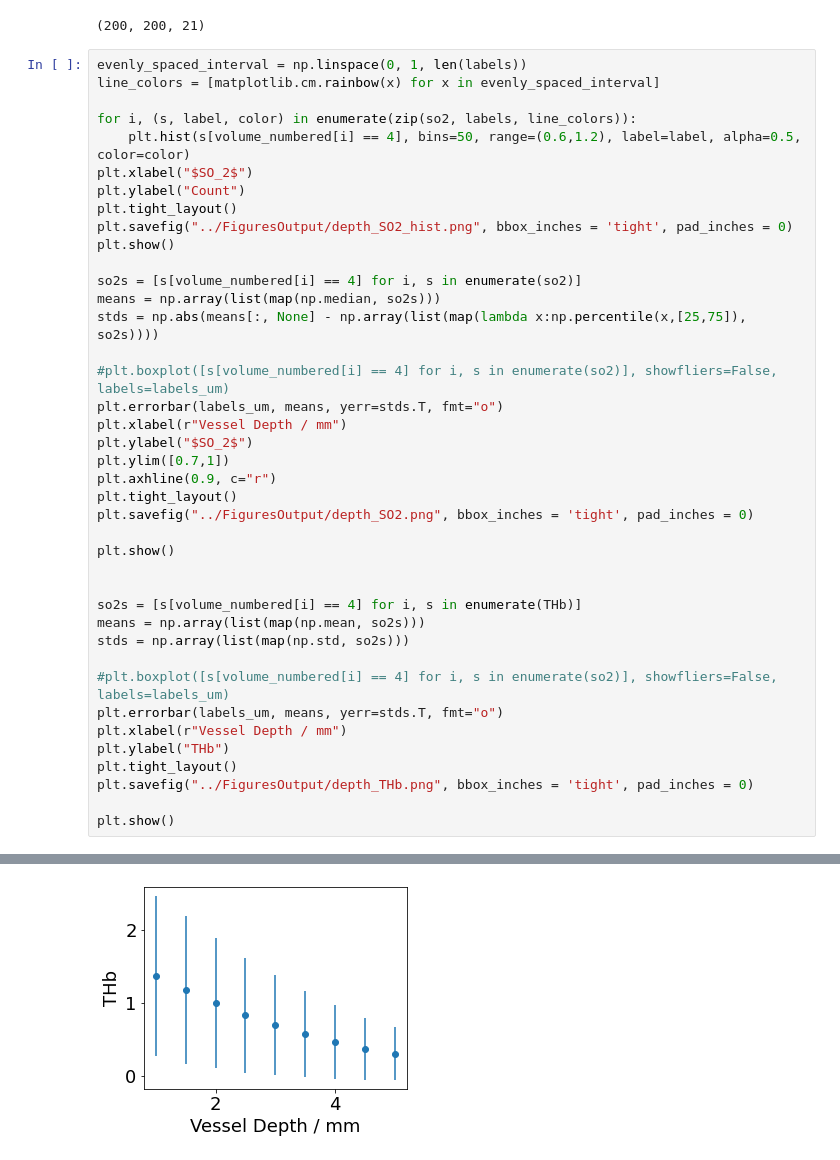
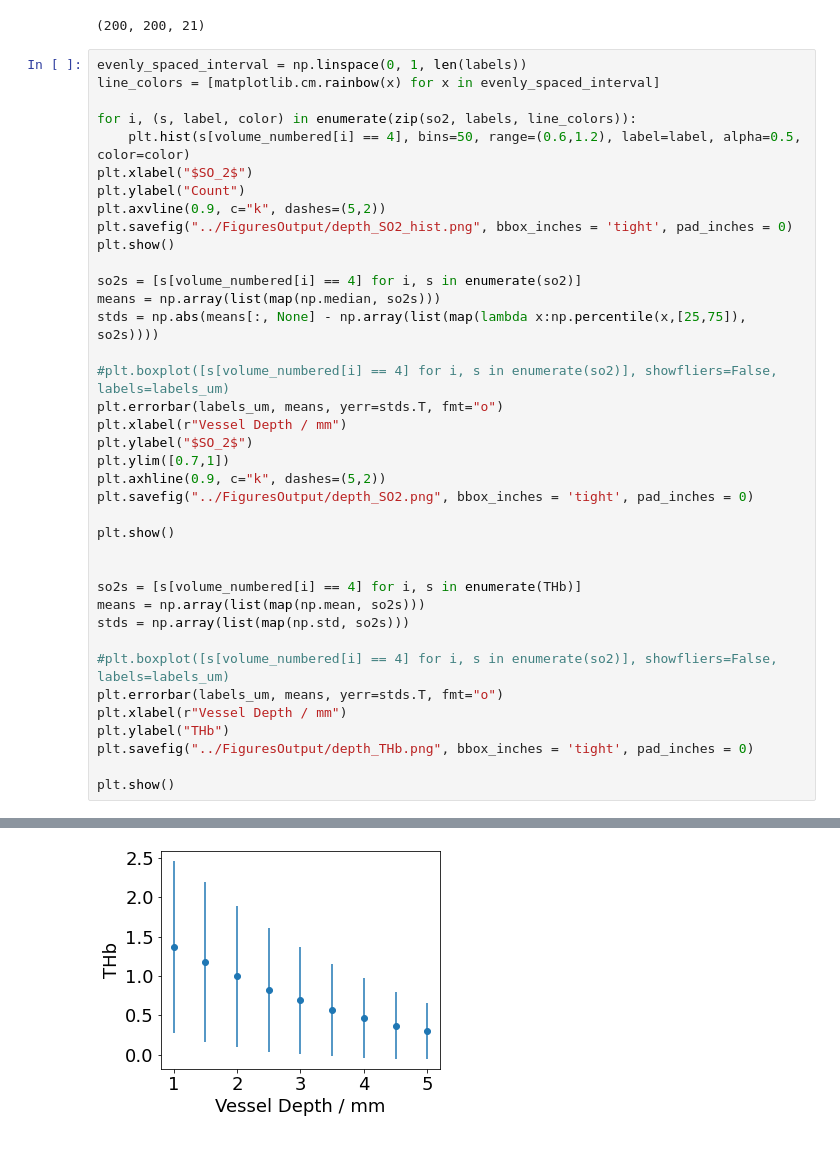
Before and after one commit to tomelse/SkinPhantomSimulations, a Jupyter notebook: Exp3/Vessel Depth Analysis.ipynb, the cells around one changed output, grey strips where cells are left out. Saved outputs shown, nothing was run; the diff lists cells and outputs as text.

```diff
--- a/Exp3/Vessel Depth Analysis.ipynb
+++ b/Exp3/Vessel Depth Analysis.ipynb
@@ -141,7 +138,7 @@ for i, (s, label, color) in enumerate(zip(so2, labels, line_colors)):
     plt.hist(s[volume_numbered[i] == 4], bins=50, range=(0.6,1.2), label=label, alpha=0.5, color=color)
 plt.xlabel("$SO_2$")
 plt.ylabel("Count")
-plt.tight_layout()
+plt.axvline(0.9, c="k", dashes=(5,2))
 plt.savefig("../FiguresOutput/depth_SO2_hist.png", bbox_inches = 'tight', pad_inches = 0)
 plt.show()
 
@@ -154,8 +151,7 @@ plt.errorbar(labels_um, means, yerr=stds.T, fmt="o")
 plt.xlabel(r"Vessel Depth / mm")
 plt.ylabel("$SO_2$")
 plt.ylim([0.7,1])
-plt.axhline(0.9, c="r")
-plt.tight_layout()
+plt.axhline(0.9, c="k", dashes=(5,2))
 plt.savefig("../FiguresOutput/depth_SO2.png", bbox_inches = 'tight', pad_inches = 0)
 
 plt.show()
@@ -169,7 +165,6 @@ stds = np.array(list(map(np.std, so2s)))
 plt.errorbar(labels_um, means, yerr=stds.T, fmt="o")
 plt.xlabel(r"Vessel Depth / mm")
 plt.ylabel("THb")
-plt.tight_layout()
 plt.savefig("../FiguresOutput/depth_THb.png", bbox_inches = 'tight', pad_inches = 0)
 
 plt.show()
@@ -179,4 +174,4 @@ plt.show()
-[figure, old version]
+[figure, new version]
 # %%
 # Check that we're selecting the correct ROI
 n=5
```
Also changed, not shown: parts of 7 cells of this notebook, 31 other files.
